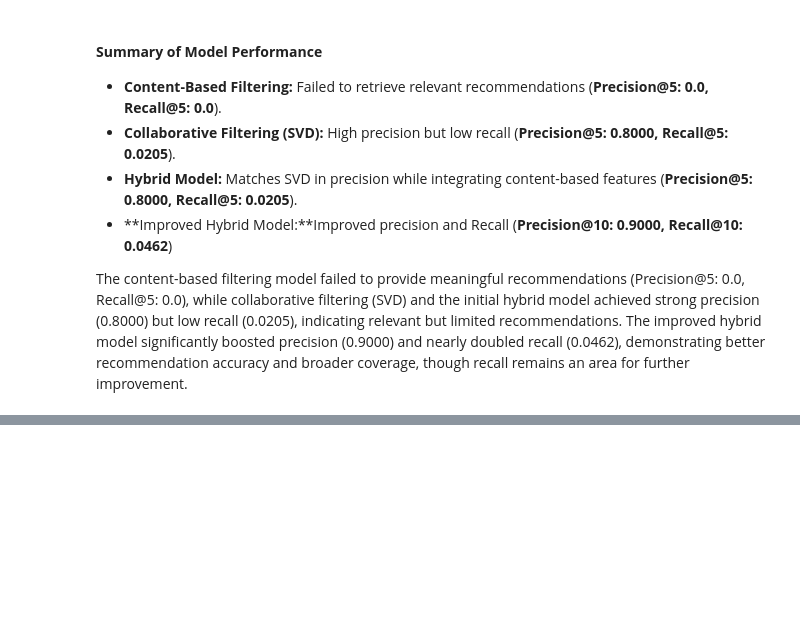
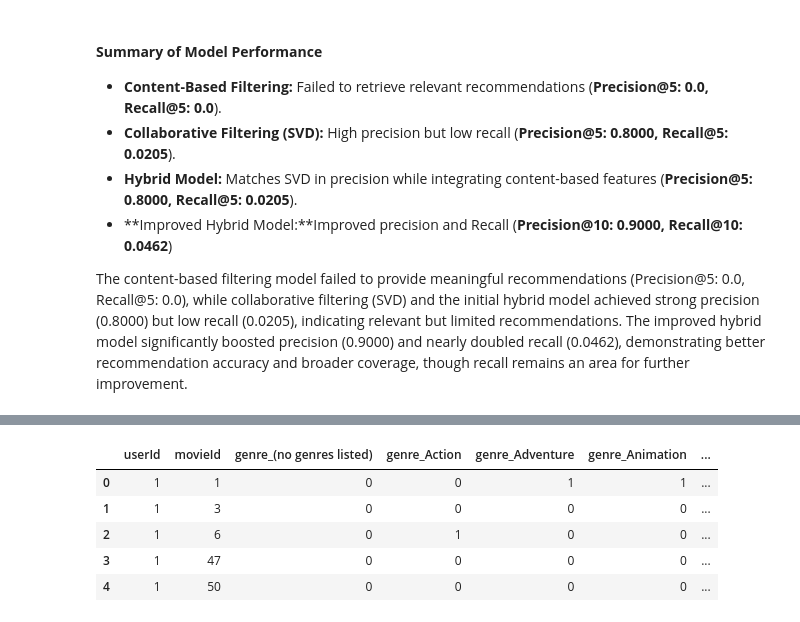
Before and after one commit to irushawn/movielens_recommender__system, a Jupyter notebook: index.ipynb, the cells around one changed output, grey strips where cells are left out. Drawn from its saved outputs; the diff is of its cells as text; code cells hidden in the pictures; blank space fills up the shorter version.

```diff
--- a/index.ipynb
+++ b/index.ipynb
@@ -1554,0 +1686,76 @@ clerks (1994)                                      | 2.0000               | 17.0
+# %%
+# Create a copy of merged_df for feature engineering
+features_df = merged_df.copy()
+
+# Fix for the 'genres' KeyError - merge back with original movies dataframe
+print("Fixing the genres column issue...")
+# Merge with original movies dataframe to get the genres back
+features_df = features_df.merge(movies[['movieId', 'genres']], on='movieId', how='left')
+print("Genres column restored!")
+print(f"Features dataframe shape: {features_df.shape}")
+print(f"Columns with 'genre' in name: {[col for col in features_df.columns if 'genre' in col.lower()]}")
+
+
+# 1. One-hot encode genres
+print("\n1. Processing genres...")
+# Split genres and create binary features
+genres_split = features_df['genres'].str.get_dummies(sep='|')
+# Rename genre columns to ensure uniqueness after merging
+genres_split.columns = [f'genre_{col}' for col in genres_split.columns]
+print(f"Created {len(genres_split.columns)} genre features with unique names: {list(genres_split.columns)}")
+
+# 2. Calculate user aggregate features
+print("\n2. Calculating user aggregate features...")
+user_stats = features_df.groupby('userId').agg({
+    'rating': ['mean', 'count', 'std'],
+    'movieId': 'count'
+}).round(4)
+user_stats.columns = ['user_avg_rating', 'user_rating_count', 'user_rating_std', 'user_movie_count']
+user_stats['user_rating_std'] = user_stats['user_rating_std'].fillna(0)
+
+# 3. Calculate movie aggregate features
+print("3. Calculating movie aggregate features...")
+movie_stats = features_df.groupby('movieId').agg({
+    'rating': ['mean', 'count', 'std'],
+    'userId': 'count'
+}).round(4)
+movie_stats.columns = ['movie_avg_rating', 'movie_rating_count', 'movie_rating_std', 'movie_user_count']
+movie_stats['movie_rating_std'] = movie_stats['movie_rating_std'].fillna(0)
+
+# 4. Process tags - create tag count feature
+print("4. Processing tags...")
+features_df['has_tag'] = (features_df['tag'] != 'No Tag').astype(int)
+features_df['tag_length'] = features_df['tag'].str.len()
+features_df['tag_length'] = features_df['tag_length'].fillna(0)
+
+# 5. Merge all features
+print("5. Merging all features...")
+# Merge user stats
+features_df = features_df.merge(user_stats, left_on='userId', right_index=True, how='left')
+
+# Merge movie stats
+features_df = features_df.merge(movie_stats, left_on='movieId', right_index=True, how='left')
+
+# Merge genre features
+features_df = pd.concat([features_df, genres_split], axis=1)
+
+# 6. Select final features for modeling
+feature_columns = ['userId', 'movieId'] + list(genres_split.columns) + [
+    'user_avg_rating', 'user_rating_count', 'user_rating_std', 'user_movie_count',
+    'movie_avg_rating', 'movie_rating_count', 'movie_rating_std', 'movie_user_count',
+    'has_tag', 'tag_length'
+]
+
+X = features_df[feature_columns]
+y = features_df['rating']
+
+print(f"\nFeature engineering complete!")
+print(f"Final dataset shape: {X.shape}")
+print(f"Features: {feature_columns}")
+print(f"Target variable (ratings) shape: {y.shape}")
+print(f"Target variable range: {y.min()} to {y.max()}")
+
+# Display first few rows of features
+print(f"\nFirst 5 rows of engineered features:")
+display(X.head())
+# %% [output]
@@ -1554,0 +1782,6 @@ clerks (1994)                                      | 2.0000               | 17.0
+|  | userId | movieId | genre_(no genres listed) | genre_Action | genre_Adventure | genre_Animation | ... |
+| 0 | 1 | 1 | 0 | 0 | 1 | 1 | ... |
+| 1 | 1 | 3 | 0 | 0 | 0 | 0 | ... |
+| 2 | 1 | 6 | 0 | 1 | 0 | 0 | ... |
+| 3 | 1 | 47 | 0 | 0 | 0 | 0 | ... |
+| 4 | 1 | 50 | 0 | 0 | 0 | 0 | ... |
```
Also changed, not shown: parts of 27 cells of this notebook.
